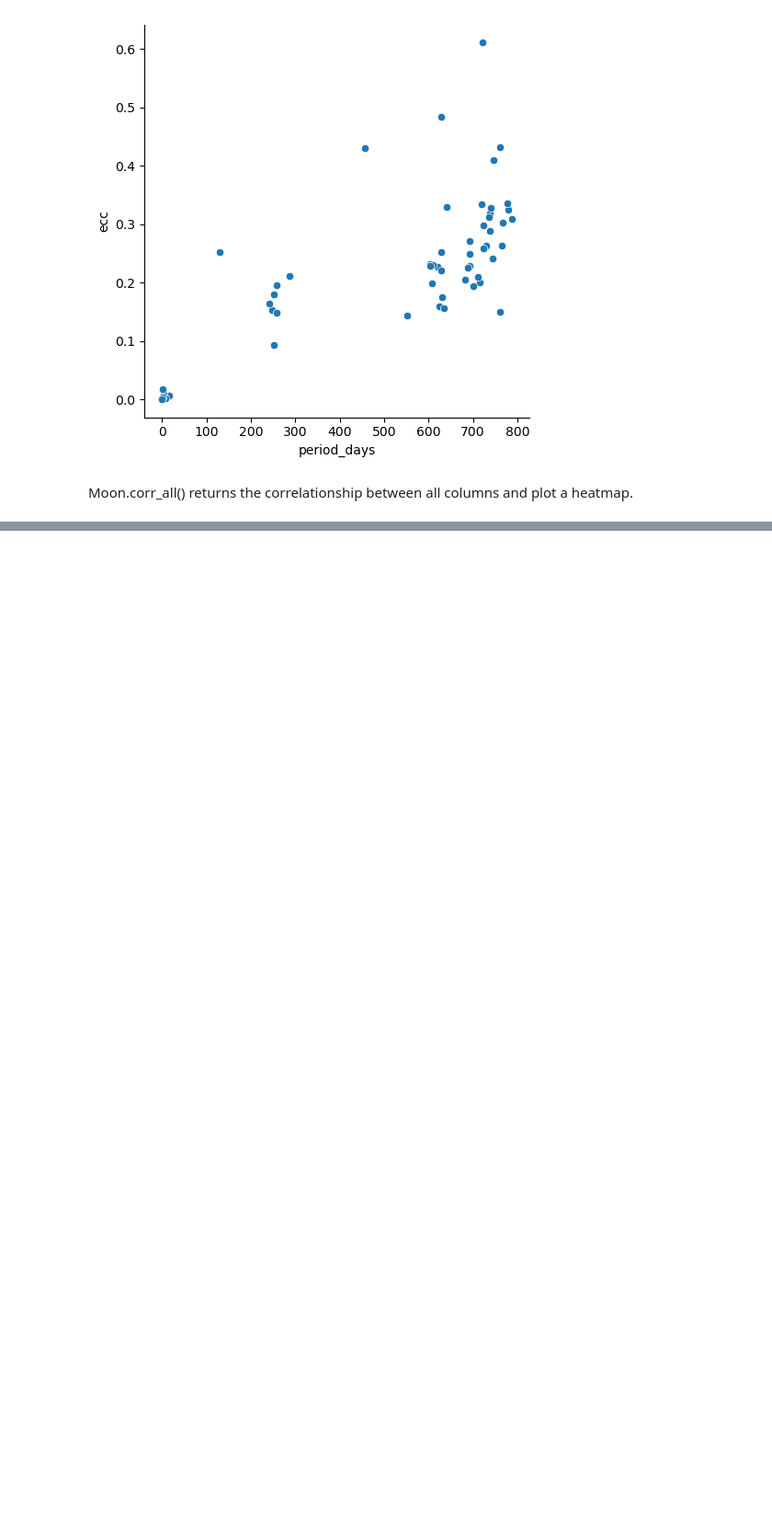
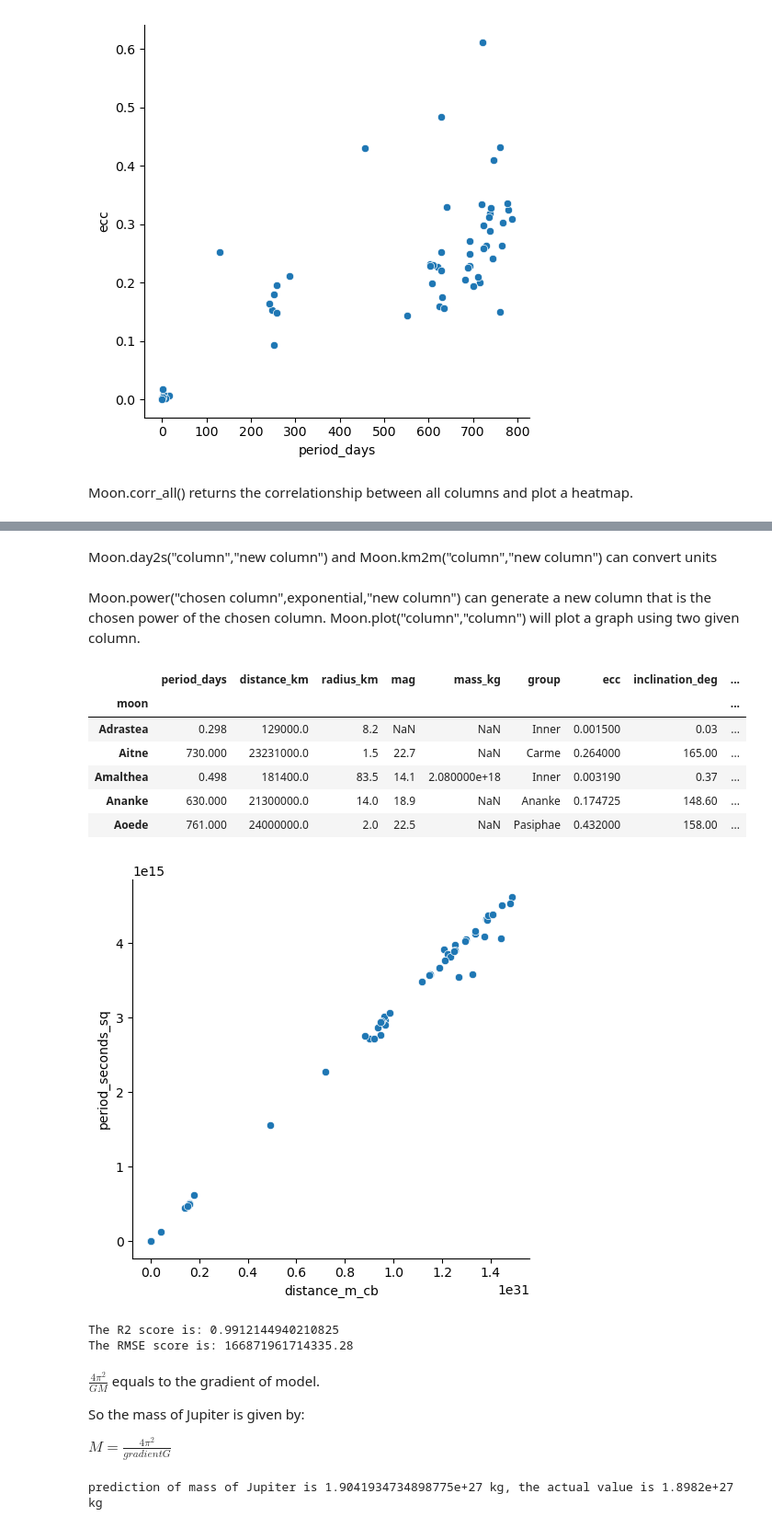
Before and after one commit to Dben2413/2023TB1assessment, a Jupyter notebook: Assessment1.ipynb, the cells around one changed output, grey strips where cells are left out. Shown: that part at 92% size. Saved outputs shown, nothing was run; the diff lists cells and outputs as text; code cells hidden in the pictures; blank space fills up the shorter version.

```diff
--- a/Assessment1.ipynb
+++ b/Assessment1.ipynb
@@ -132,0 +189,2 @@ moons.corr_all()
+# %% [markdown]
+Moon.day2s("column","new column") and Moon.km2m("column","new column") can convert units
@@ -132,0 +194,32 @@ moons.corr_all()
+# %% [markdown]
+Moon.power("chosen column",exponential,"new column") can generate a new column that is the chosen power of the chosen column. Moon.plot("column","column") will plot a graph using two given column.
+# %%
+moons.power("period_seconds",2,"period_seconds_sq")
+moons.power("distance_m",3,"distance_m_cb")
+moons.plot("distance_m_cb","period_seconds_sq")
+moons.data.head()
+# %% [output]
+|  | period_days | distance_km | radius_km | mag | mass_kg | group | ecc | inclination_deg | ... |
+| moon |  |  |  |  |  |  |  |  | ... |
+| Adrastea | 0.298 | 129000.0 | 8.2 | NaN | NaN | Inner | 0.001500 | 0.03 | ... |
+| Aitne | 730.000 | 23231000.0 | 1.5 | 22.7 | NaN | Carme | 0.264000 | 165.00 | ... |
+| Amalthea | 0.498 | 181400.0 | 83.5 | 14.1 | 2.080000e+18 | Inner | 0.003190 | 0.37 | ... |
+| Ananke | 630.000 | 21300000.0 | 14.0 | 18.9 | NaN | Ananke | 0.174725 | 148.60 | ... |
+| Aoede | 761.000 | 24000000.0 | 2.0 | 22.5 | NaN | Pasiphae | 0.432000 | 158.00 | ... |
+[figure, added]
+# %%
+model = moons.model_construction("distance_m_cb","period_seconds_sq")
+# %% [output]
+The R2 score is: 0.9912144940210825
+The RMSE score is: 166871961714335.28
+# %% [markdown]
+$\frac{4\pi^{2}}{GM}$ equals to the gradient of model.
+
+So the mass of Jupiter is given by:
+
+$M = \frac{4\pi^{2}}{gradientG}$
+# %%
+M = (4*np.pi**2)/(model.coef_[0]*6.67e-11)
+print(f"prediction of mass of Jupiter is {M} kg, the actual value is {1.8982e27} kg")
+# %% [output]
+prediction of mass of Jupiter is 1.9041934734898775e+27 kg, the actual value is 1.8982e+27 kg
```
Also changed, not shown: parts of 13 cells of this notebook, 1 other file.
